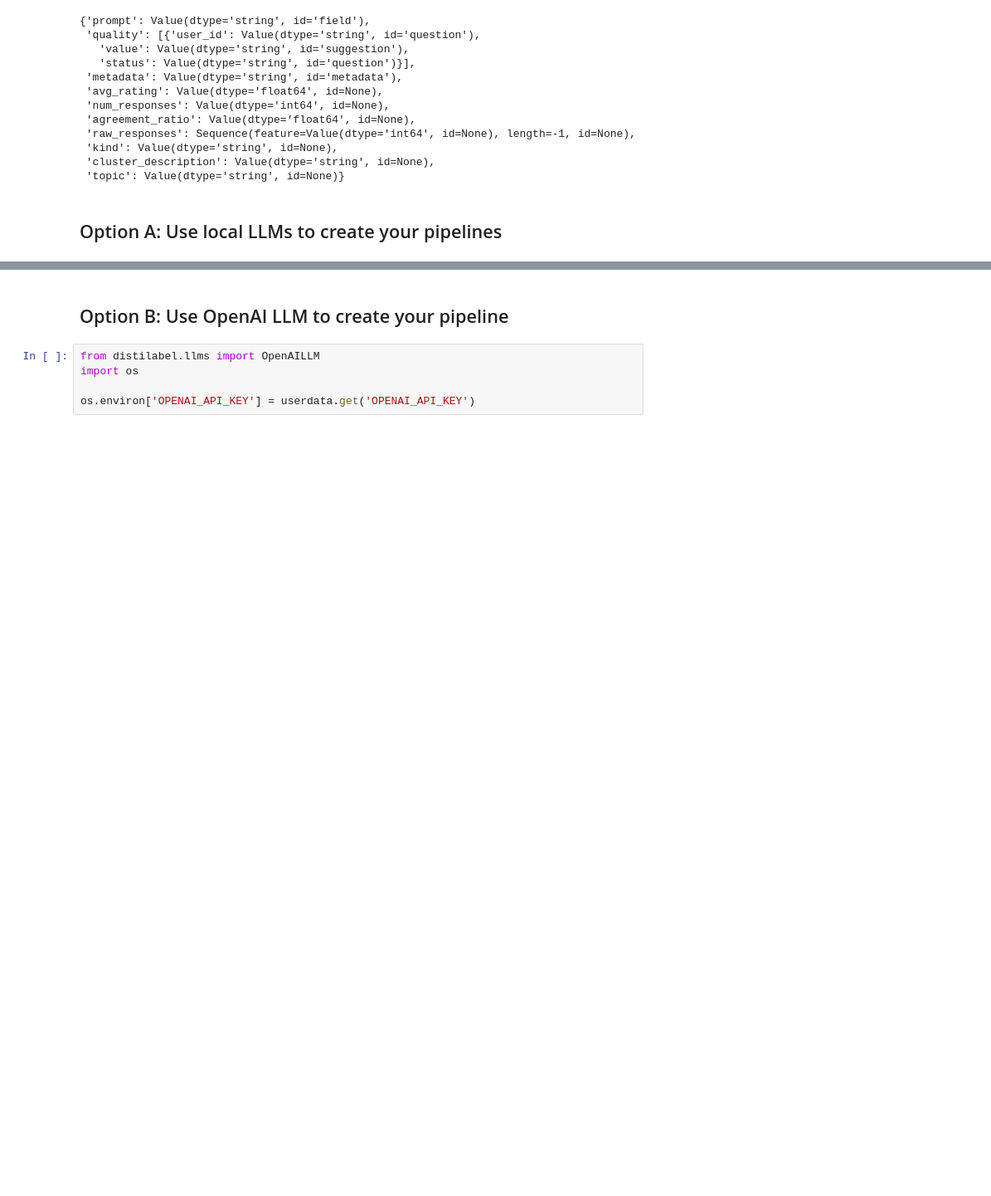
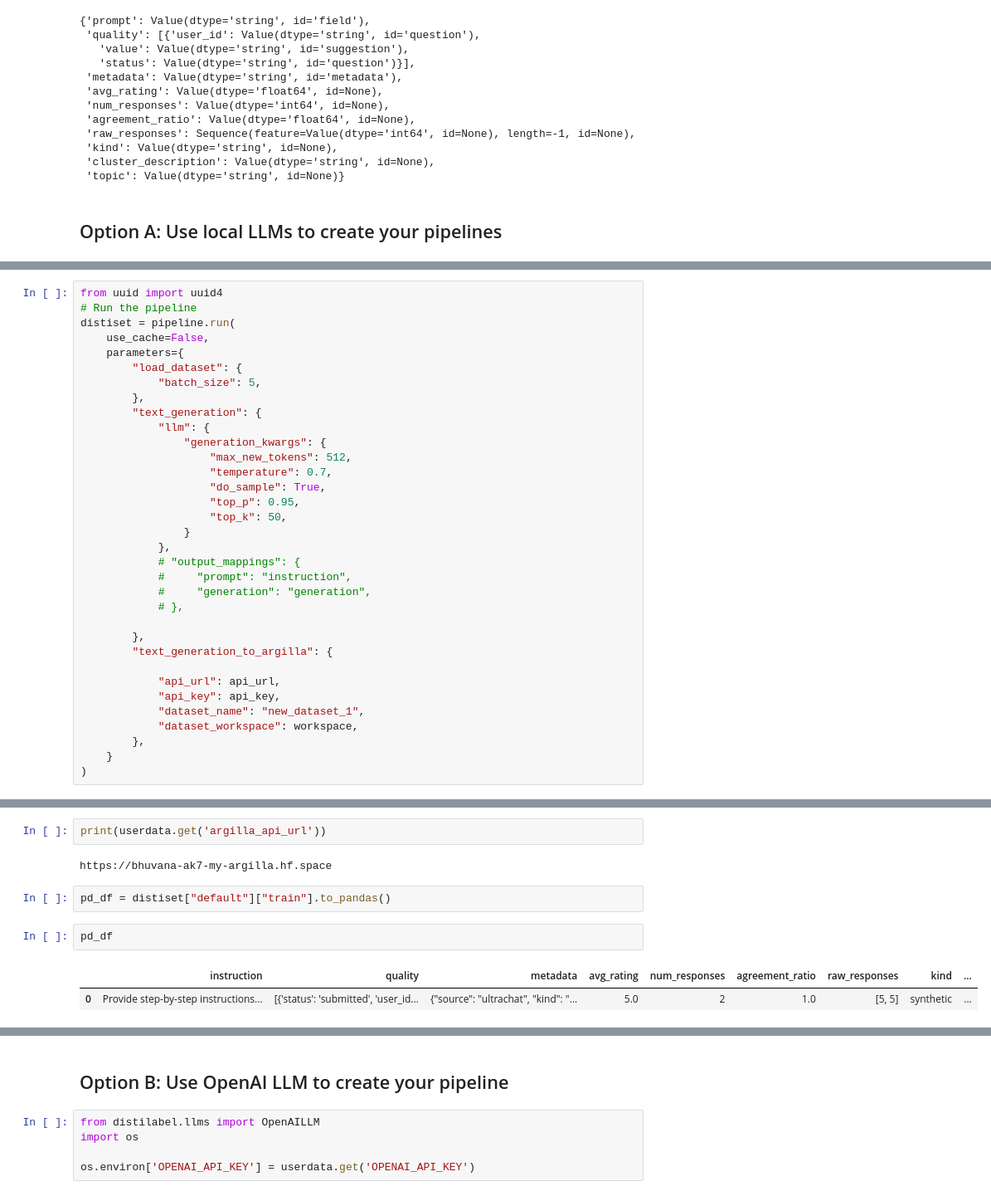
Before and after one commit to bhuvana-ak/uplimit_projects, a Jupyter notebook: finetune_opensource_llms/uplimitopensourcellmsoctoberweekone_1.ipynb, the cells around one changed output, grey strips where cells are left out. Shown at 83% size. Saved outputs shown, nothing was run; the diff lists cells and outputs as text; blank space fills up the shorter version.

```diff
--- a/finetune_opensource_llms/uplimitopensourcellmsoctoberweekone_1.ipynb
+++ b/finetune_opensource_llms/uplimitopensourcellmsoctoberweekone_1.ipynb
@@ -233,0 +372,34 @@ distiset = pipeline.run(
+# %%
+from uuid import uuid4
+# Run the pipeline
+distiset = pipeline.run(
+    use_cache=False,
+    parameters={
+        "load_dataset": {
+            "batch_size": 5,
+        },
+        "text_generation": {
+            "llm": {
+                "generation_kwargs": {
+                    "max_new_tokens": 512,
+                    "temperature": 0.7,
+                    "do_sample": True,
+                    "top_p": 0.95,
+                    "top_k": 50,
+                }
+            },
+            # "output_mappings": {
+            #     "prompt": "instruction",
+            #     "generation": "generation",
+            # },
+
+        },
+        "text_generation_to_argilla": {
+
+            "api_url": api_url,
+            "api_key": api_key,
+            "dataset_name": "new_dataset_1",
+            "dataset_workspace": workspace,
+        },
+    }
+)
@@ -233,0 +424,11 @@ distiset = pipeline.run(
+# %%
+print(userdata.get('argilla_api_url'))
+# %% [output]
+https://bhuvana-ak7-my-argilla.hf.space
+# %%
+pd_df = distiset["default"]["train"].to_pandas()
+# %%
+pd_df
+# %% [output]
+|  | instruction | quality | metadata | avg_rating | num_responses | agreement_ratio | raw_responses | kind | ... |
+| 0 | Provide step-by-step instructions... | [{'status': 'submitted', 'user_id... | {"source": "ultrachat", "kind": "... | 5.0 | 2 | 1.0 | [5, 5] | synthetic | ... |
```
Also changed, not shown: parts of 21 cells of this notebook.
